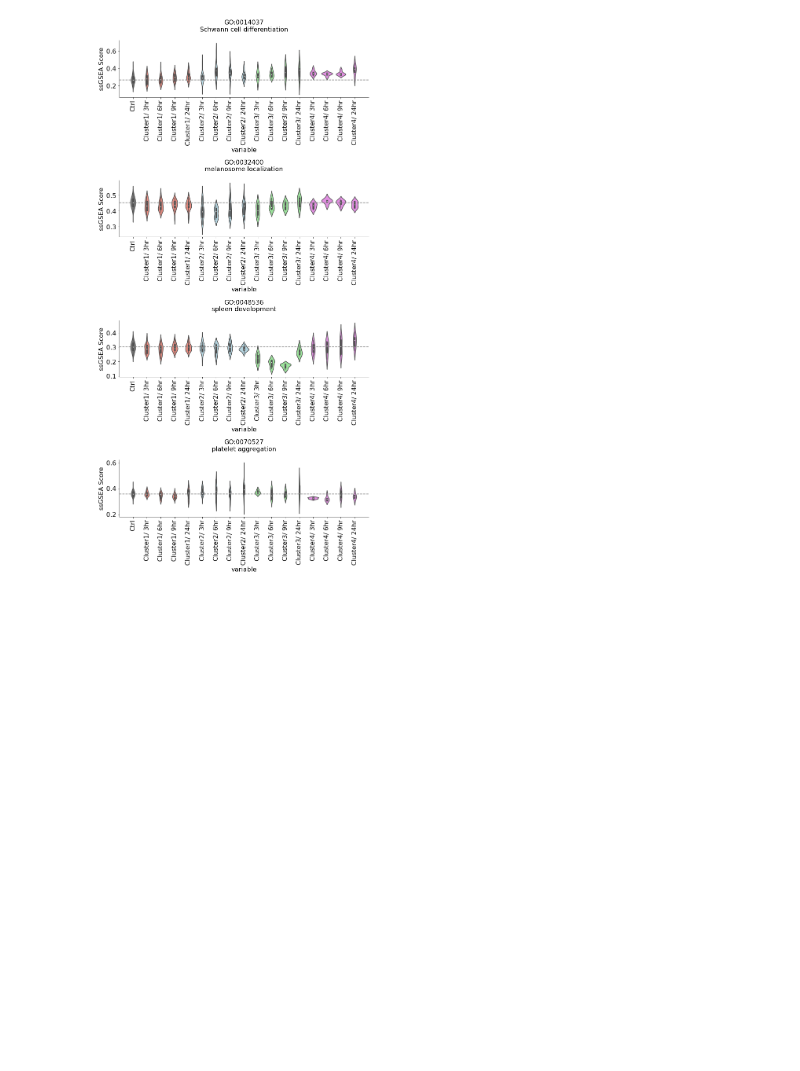
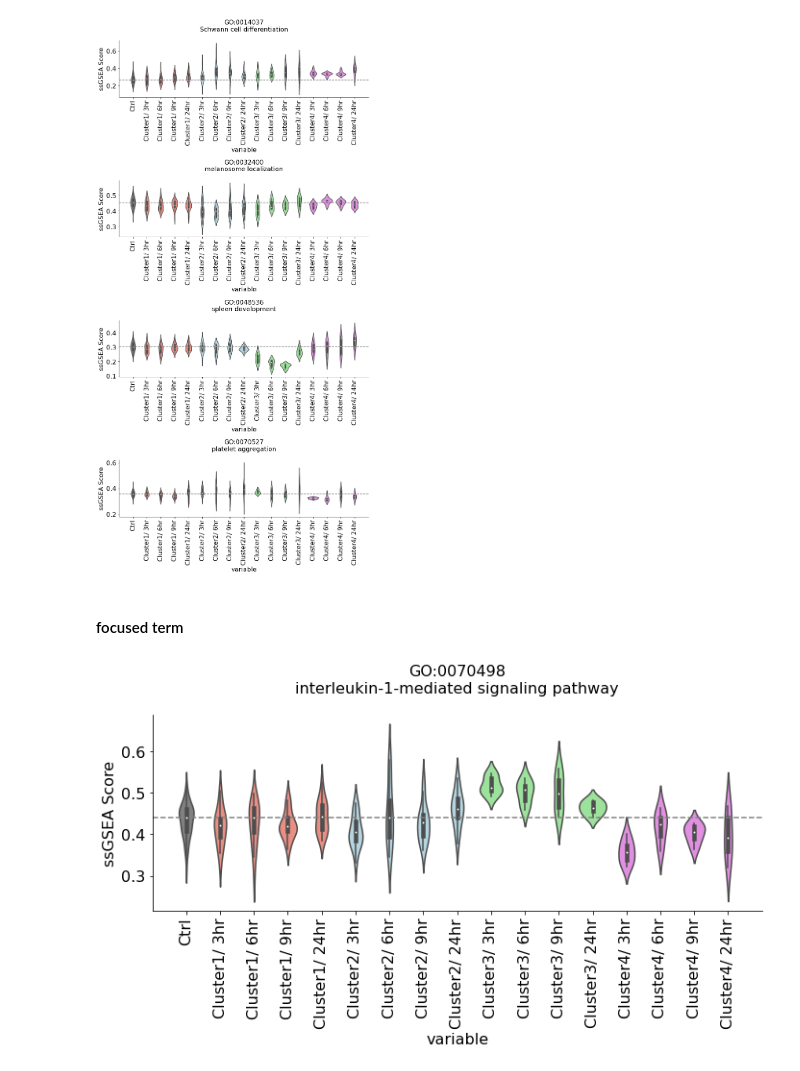
Before and after one commit to mizuno-group/RatDeconvolution, a Jupyter notebook: code/4_cluster_annotation.ipynb, the cells around one changed output. Drawn from its saved outputs; the diff is of its cells as text; code cells hidden in the pictures; blank space fills up the shorter version.

```diff
--- a/code/4_cluster_annotation.ipynb
+++ b/code/4_cluster_annotation.ipynb
@@ -842,3 +842,14 @@ plt.tight_layout()
 plt.show()
 # %% [output]
 [figure]
+# %% [markdown]
+#### focused term
+# %%
+fig = plt.figure(figsize=(10,6))
+ax=fig.add_subplot(111)
+term="GO:0070498_interleukin-1-mediated signaling pathway"
+plot_go_violin(res_temp, lst_all=lst_all, term=term, ax=ax)
+plt.tight_layout()
+plt.show()
+# %% [output]
+[figure, added]
```
Also changed, not shown: parts of 1 cell of this notebook, 2 other files.
